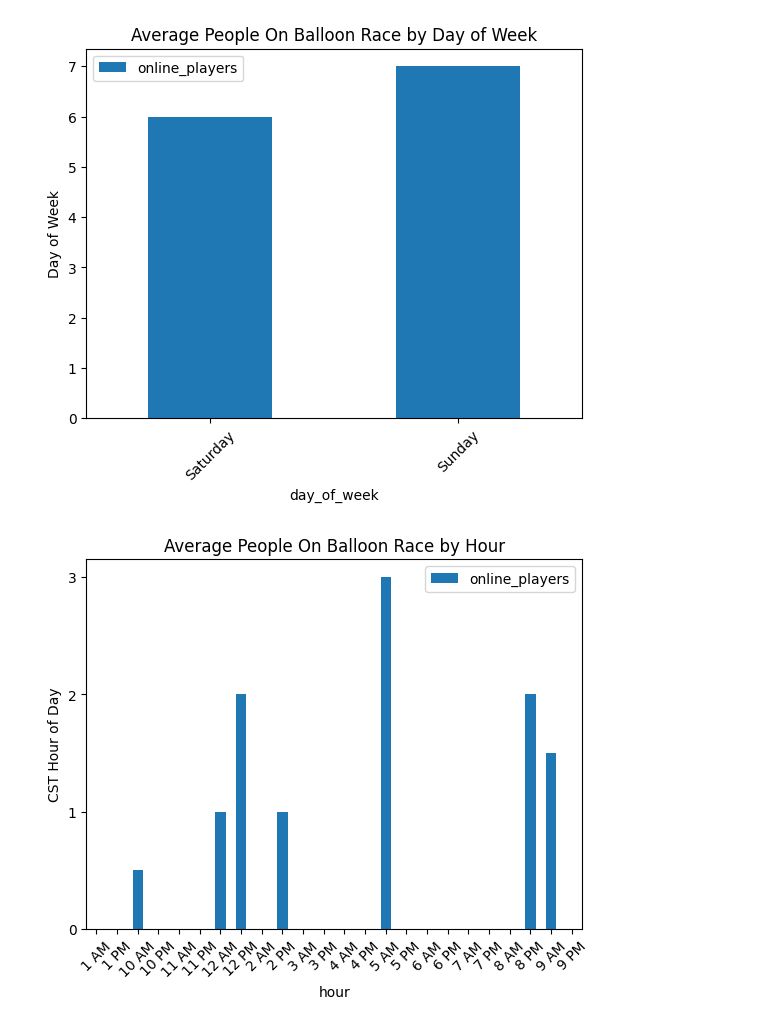
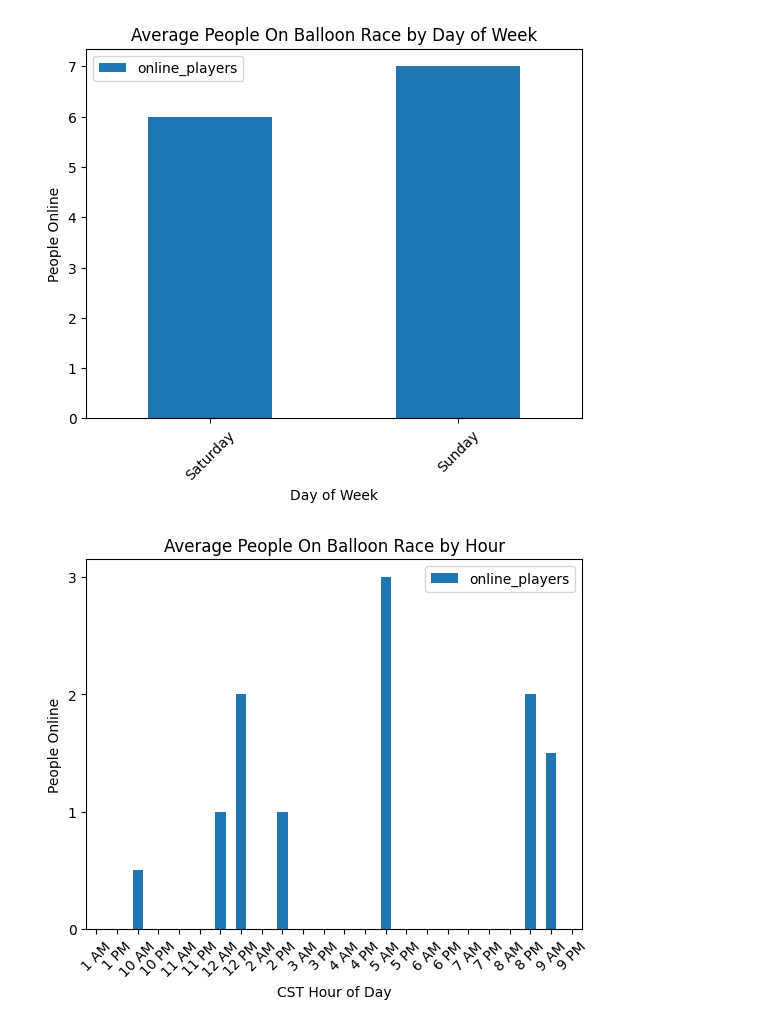
Before and after one commit to benbav/tf2_balloon_race_emailer, a Jupyter notebook: analysis.ipynb, the cells around one changed output. Cells and saved outputs as stored; diff of their text form; code cells hidden in the pictures.

```diff
--- a/analysis.ipynb
+++ b/analysis.ipynb
@@ -1,10 +1,10 @@
 # %%
 # find out when people are on
 
+import matplotlib.pyplot as plt
+import seaborn as sns
+import numpy as np
 import pandas
-import matplotlib.pyplot as plt
-# import seaborn as sns
-import numpy as np
 
 df = pandas.read_csv('tf2_balloon_log.txt', header=None)
 
@@ -29,32 +29,32 @@ plot = day_of_week_avg.plot(
     x='day_of_week', y='online_players', kind='bar'
 )
 plt.xticks(rotation=45)
-plt.ylabel('People playing')
-plt.ylabel('Day of Week')
+plt.ylabel('People Online')
+plt.xlabel('Day of Week')
 
 plt.title('Average People On Balloon Race by Day of Week')
 plt.show()
 
 # this needs to be an average for multiple weeks
 # %% [output]
-[figure, old version]
+[figure, new version]
 # %%
 hourly_avg = (
     graph_df.groupby('hour')['online_players'].sum() /
     graph_df.groupby('hour')['date'].nunique()
 ).reset_index(name='online_players')
 
 
 plot = hourly_avg.plot(
     x='hour', y='online_players', kind='bar'
 )
 plt.xticks(rotation=45)
-plt.ylabel('People playing')
-plt.ylabel('CST Hour of Day')
+plt.ylabel('People Online')
+plt.xlabel('CST Hour of Day')
 
 max_value = hourly_avg['online_players'].max()
 plt.yticks(np.arange(0, np.ceil(max_value) + 1, 1))
 plt.title('Average People On Balloon Race by Hour')
 plt.show()
 # %% [output]
-[figure, old version]
+[figure, new version]
```
Also changed, not shown: parts of 2 cells of this notebook.
